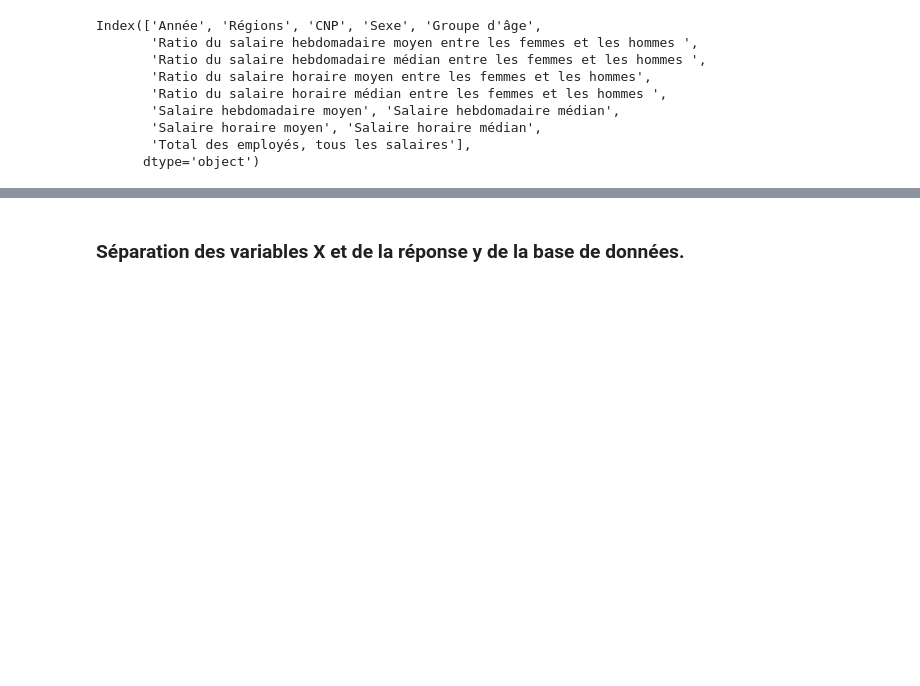
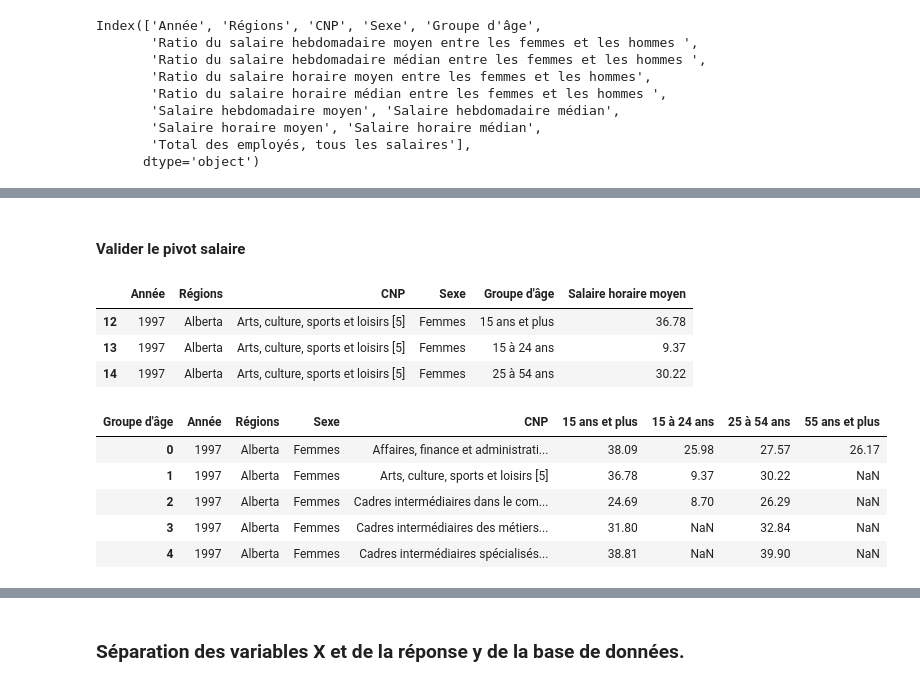
Before and after one commit to marciosdn/projet_77, a Jupyter notebook: Construction du model.ipynb, the cells around one changed output, grey strips where cells are left out. Cells and saved outputs as stored; diff of their text form; code cells hidden in the pictures; blank space fills up the shorter version.

```diff
--- a/Construction du model.ipynb
+++ b/Construction du model.ipynb
@@ -135,0 +266,19 @@ Le jeux des données contient 38.712 individus, et 5 variables
+# %% [markdown]
+#### Valider le pivot salaire
+# %%
+filtre_sal=(salaire_employe.Année==1997) & (salaire_employe.Régions=="Alberta") & (salaire_employe.Sexe=="Femmes") & (salaire_employe.CNP=="Arts, culture, sports et loisirs [5]")
+salaire_employe[filtre_sal]
+# %% [output]
+|  | Année | Régions | CNP | Sexe | Groupe d'âge | Salaire horaire moyen |
+| 12 | 1997 | Alberta | Arts, culture, sports et loisirs [5] | Femmes | 15 ans et plus | 36.78 |
+| 13 | 1997 | Alberta | Arts, culture, sports et loisirs [5] | Femmes | 15 à 24 ans | 9.37 |
+| 14 | 1997 | Alberta | Arts, culture, sports et loisirs [5] | Femmes | 25 à 54 ans | 30.22 |
+# %%
+table_sal.head(5)
+# %% [output]
+| Groupe d'âge | Année | Régions | Sexe | CNP | 15 ans et plus | 15 à 24 ans | 25 à 54 ans | 55 ans et plus |
+| 0 | 1997 | Alberta | Femmes | Affaires, finance et administrati... | 38.09 | 25.98 | 27.57 | 26.17 |
+| 1 | 1997 | Alberta | Femmes | Arts, culture, sports et loisirs [5] | 36.78 | 9.37 | 30.22 | NaN |
+| 2 | 1997 | Alberta | Femmes | Cadres intermédiaires dans le com... | 24.69 | 8.70 | 26.29 | NaN |
+| 3 | 1997 | Alberta | Femmes | Cadres intermédiaires des métiers... | 31.80 | NaN | 32.84 | NaN |
+| 4 | 1997 | Alberta | Femmes | Cadres intermédiaires spécialisés... | 38.81 | NaN | 39.90 | NaN |
```
Also changed, not shown: parts of 43 cells of this notebook.
